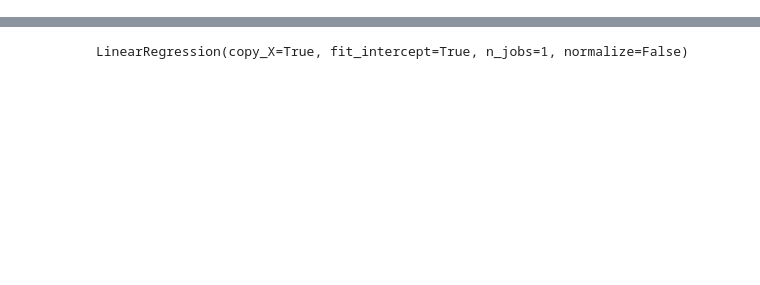
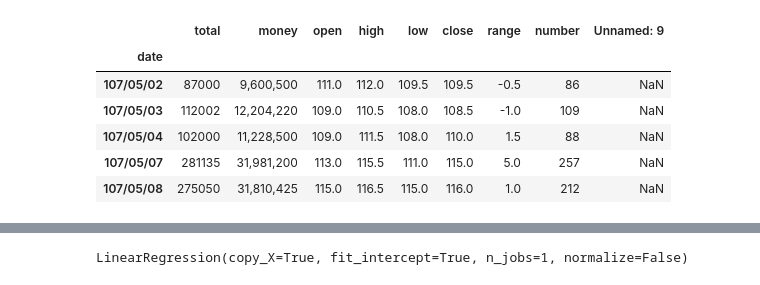
Before and after one commit to EDAriR/Data_Science_from_Scratch, a Jupyter notebook: Ch14 Simple Linear Regression Code.ipynb, the cells around one changed output, grey strips where cells are left out. Saved outputs shown, nothing was run; the diff lists cells and outputs as text; code cells hidden in the pictures; blank space fills up the shorter version.

```diff
--- a/Ch14 Simple Linear Regression Code.ipynb
+++ b/Ch14 Simple Linear Regression Code.ipynb
@@ -1,5 +1,14 @@
 # %%
 import pandas
-salary = pandas.read_csv('https://raw.githubusercontent.com/ywchiu/tibamepy/master/data/salary.csv', index_col = 0)
+salary = pandas.read_csv('datas/STOCK_DAY.csv', index_col = 0)
+salary.head()
+# %% [output]
+|  | total | money | open | high | low | close | range | number | Unnamed: 9 |
+| date |  |  |  |  |  |  |  |  |  |
+| 107/05/02 | 87000 | 9,600,500 | 111.0 | 112.0 | 109.5 | 109.5 | -0.5 | 86 | NaN |
+| 107/05/03 | 112002 | 12,204,220 | 109.0 | 110.5 | 108.0 | 108.5 | -1.0 | 109 | NaN |
+| 107/05/04 | 102000 | 11,228,500 | 109.0 | 111.5 | 108.0 | 110.0 | 1.5 | 88 | NaN |
+| 107/05/07 | 281135 | 31,981,200 | 113.0 | 115.5 | 111.0 | 115.0 | 5.0 | 257 | NaN |
+| 107/05/08 | 275050 | 31,810,425 | 115.0 | 116.5 | 115.0 | 116.0 | 1.0 | 212 | NaN |
 # %%
 %pylab inline
```
Also changed, not shown: parts of 5 cells of this notebook, 2 other files.
